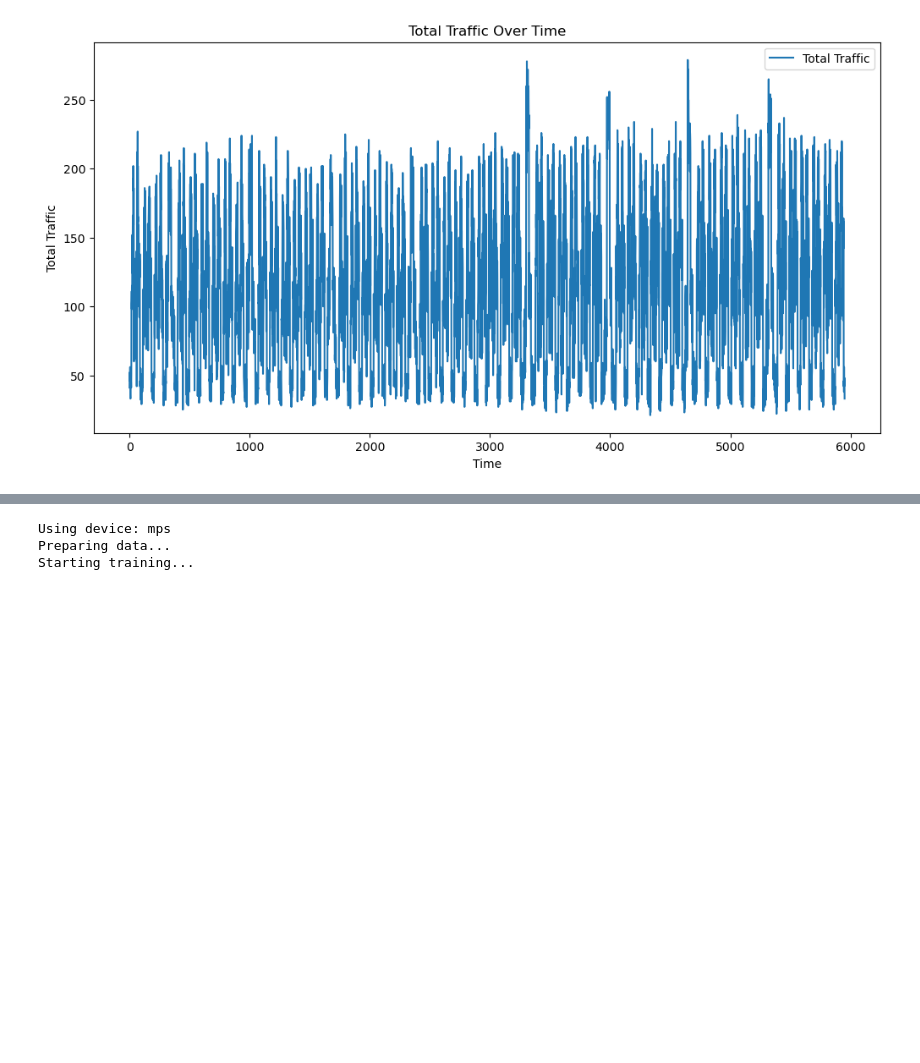
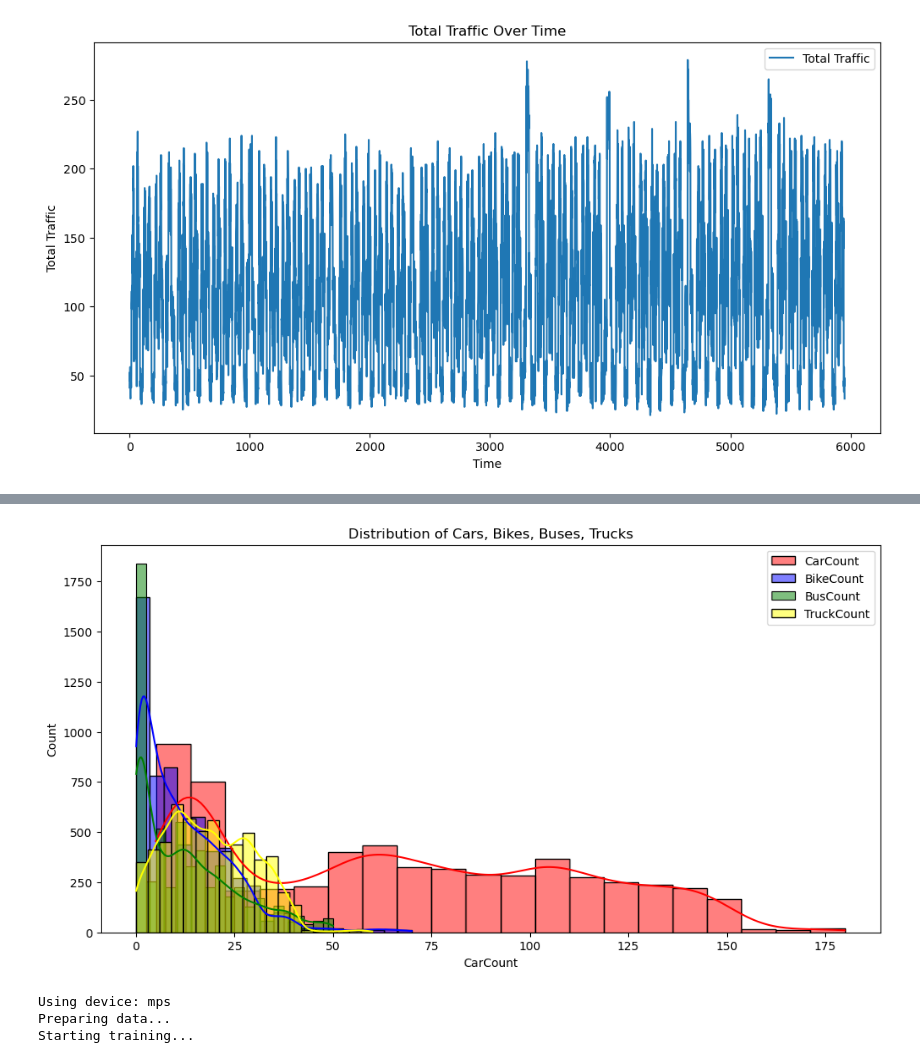
Before and after one commit to TheOctoMizer/AAI-530-Project, a Jupyter notebook: train_lstm.ipynb, the cells around one changed output, grey strips where cells are left out. Saved outputs shown, nothing was run; the diff lists cells and outputs as text; code cells hidden in the pictures; blank space fills up the shorter version.

```diff
--- a/train_lstm.ipynb
+++ b/train_lstm.ipynb
@@ -81,3 +111,15 @@ plt.show()
+# %%
+# CarCount vs BikeCount vs BusCount vs TruckCount Distribution at different times
+plt.figure(figsize=(12, 6))
+sns.histplot(df['CarCount'], bins=20, kde=True, label='CarCount', color='red')
+sns.histplot(df['BikeCount'], bins=20, kde=True, label='BikeCount', color='blue')
+sns.histplot(df['BusCount'], bins=20, kde=True, label='BusCount', color='green')
+sns.histplot(df['TruckCount'], bins=20, kde=True, label='TruckCount', color='yellow')
+plt.legend()
+plt.title('Distribution of Cars, Bikes, Buses, Trucks')
+plt.show()
+# %% [output]
+[figure, added]
 # %%
 def prepare_data(data_path):
     # Read the CSV file into a DataFrame
```
Also changed, not shown: parts of 3 cells of this notebook.
